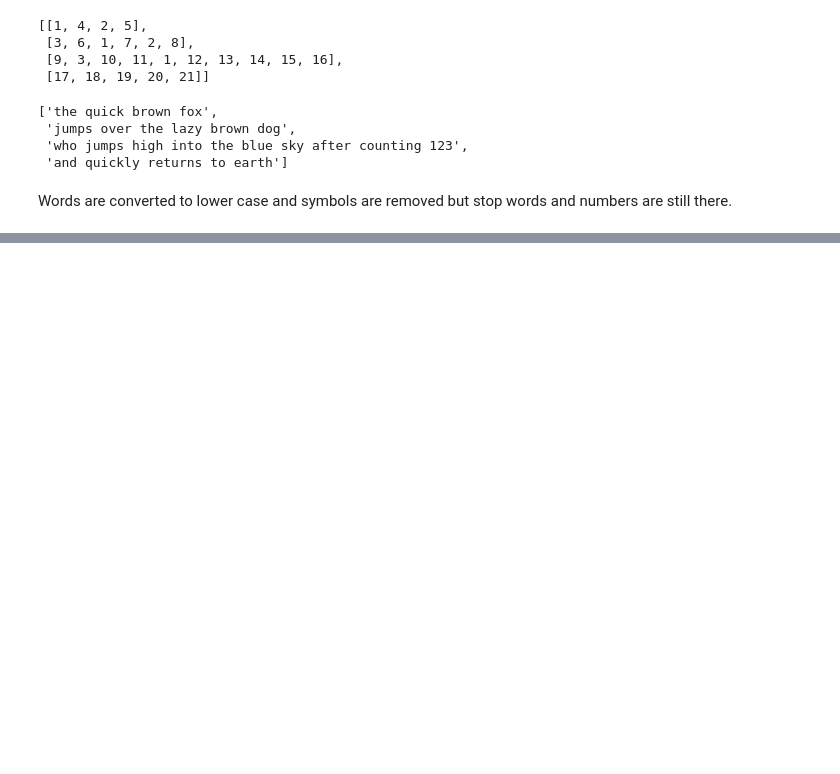
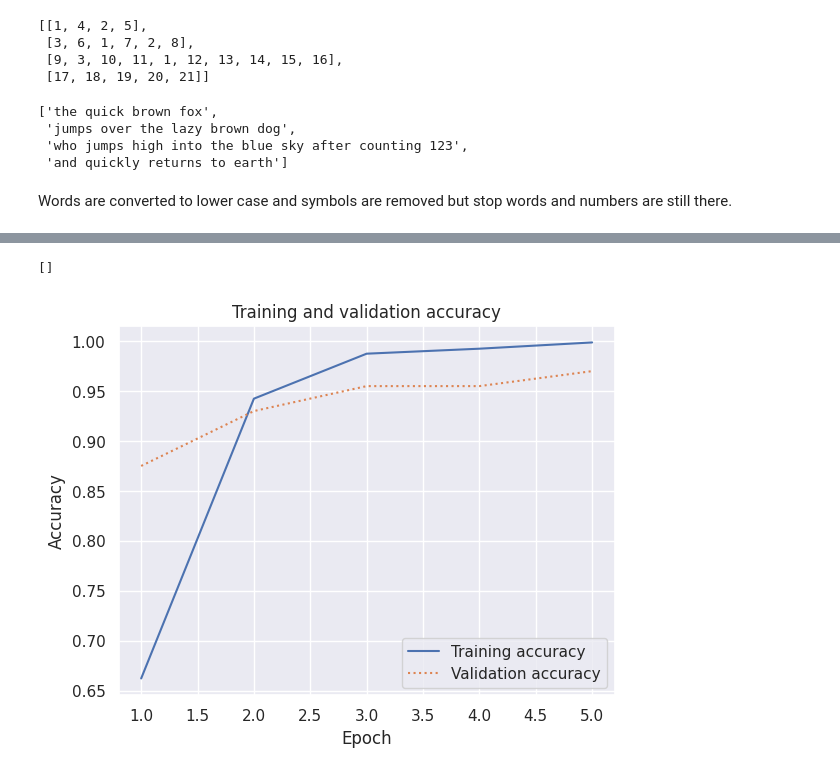
Before and after one commit to bolicnikola/Applied-Machine-Learning-And-AI, a Jupyter notebook: Natural_Language_Processing.ipynb, the cells around one changed output, grey strips where cells are left out. Cells and saved outputs as stored; diff of their text form; code cells hidden in the pictures; blank space fills up the shorter version.

Commit message:
Filtering spam emails with neural networks added to Natural_Language_Processing notebook

```diff
--- a/Natural_Language_Processing.ipynb
+++ b/Natural_Language_Processing.ipynb
@@ -69,0 +143,3 @@ ModuleNotFoundError: No module named 'nltk'
+# %%
+df = df.drop_duplicates()
+df.groupby('IsSpam').describe()
@@ -69,0 +152,22 @@ ModuleNotFoundError: No module named 'nltk'
+# %%
+x = df['Text']
+y = df['IsSpam']
+
+max_words = 10000
+max_length = 500
+
+tokenizer = Tokenizer(num_words=max_words)
+tokenizer.fit_on_texts(x)
+sequences = tokenizer.texts_to_sequences(x)
+x = pad_sequences(sequences, maxlen=max_length)
+# %%
+from tensorflow.keras.models import Sequential
+from tensorflow.keras.layers import Dense, Flatten, Embedding
+
+model = Sequential()
+model.add(Embedding(max_words, 32, input_length=max_length))
+model.add(Flatten())
+model.add(Dense(128, activation='relu'))
+model.add(Dense(1, activation='sigmoid'))
+model.compile(loss='binary_crossentropy', optimizer='adam', metrics=['accuracy'])
+model.summary()
@@ -69,0 +190,2 @@ ModuleNotFoundError: No module named 'nltk'
+# %%
+hist = model.fit(x, y, validation_split=0.2, epochs=5, batch_size=20)
@@ -69,0 +203,20 @@ ModuleNotFoundError: No module named 'nltk'
+# %%
+import seaborn as sns
+import matplotlib.pyplot as plt
+%matplotlib inline
+sns.set()
+
+acc = hist.history['accuracy']
+val = hist.history['val_accuracy']
+epochs = range(1, len(acc) + 1)
+
+plt.plot(epochs, acc, '-', label='Training accuracy')
+plt.plot(epochs, val, ':', label='Validation accuracy')
+plt.title('Training and validation accuracy')
+plt.xlabel('Epoch')
+plt.ylabel('Accuracy')
+plt.legend(loc='lower right')
+plt.plot()
+# %% [output]
+[]
+[figure, added]
```
Also changed, not shown: parts of 19 cells of this notebook.
